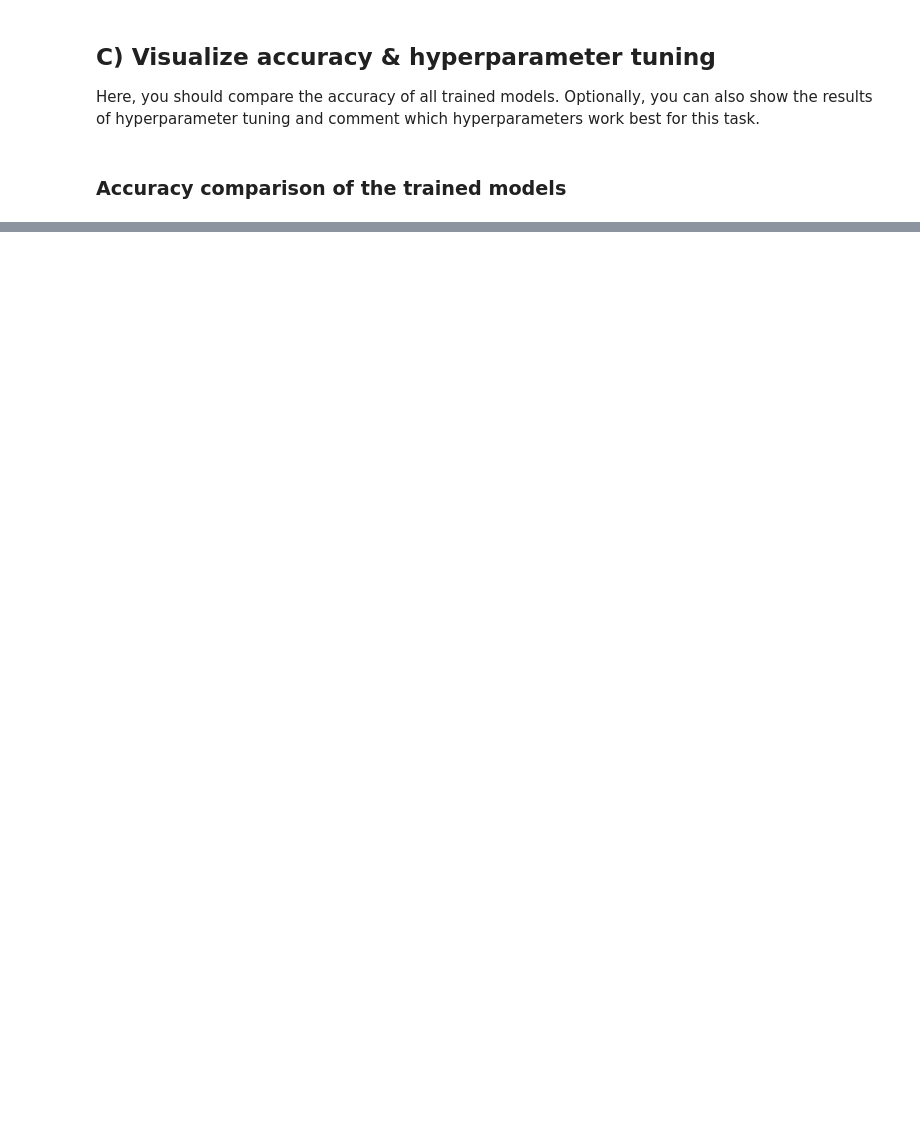
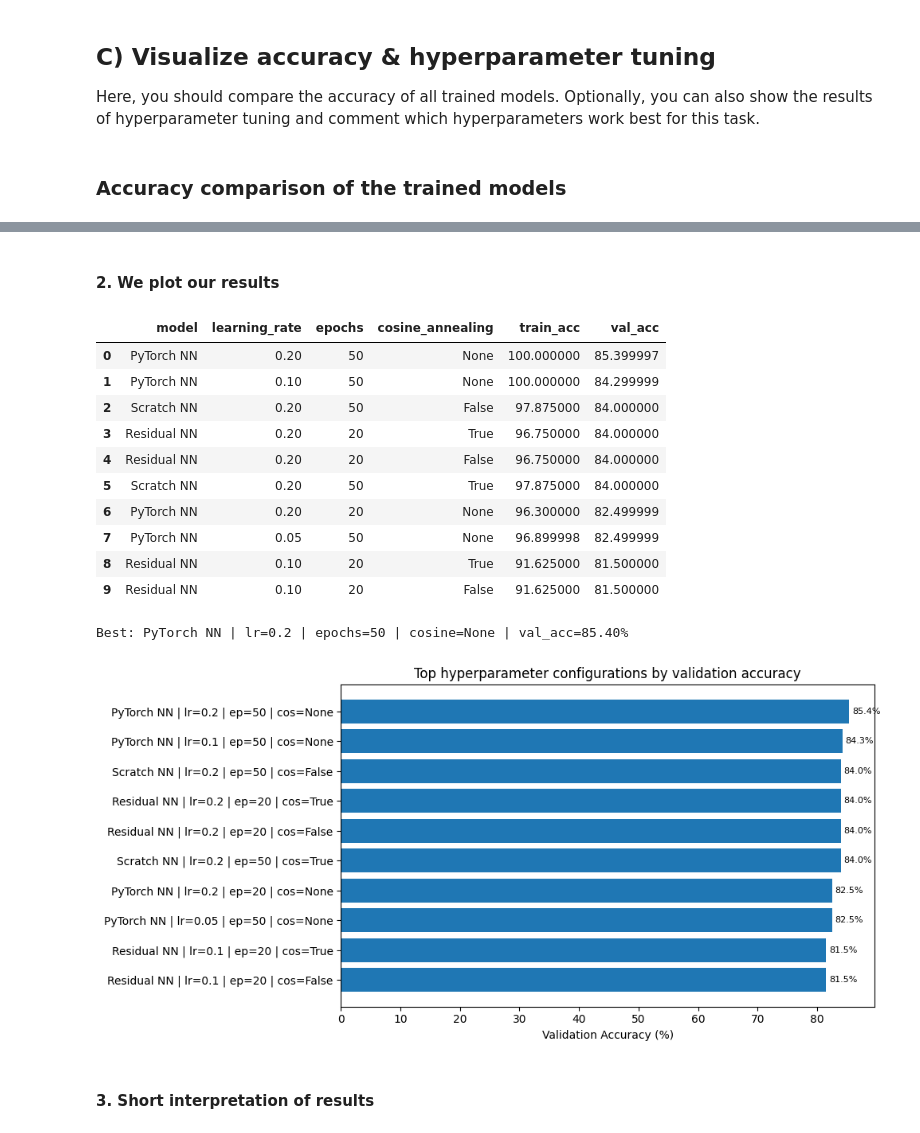
Before and after one commit to hertie-data-science-lab/assignment-1-ps-1-a, a Jupyter notebook: MNIST_classification.ipynb, the cells around one changed output, grey strips where cells are left out. Cells and saved outputs as stored; diff of their text form; code cells hidden in the pictures; blank space fills up the shorter version.

```diff
--- a/MNIST_classification.ipynb
+++ b/MNIST_classification.ipynb
@@ -370,0 +310,47 @@ Best: PyTorch NN | lr=0.2 | epochs=50 | cosine=None | val_acc=85.40%
+# %% [markdown]
+#### 2. We plot our results
+# %%
+# Summarizing our results in df
+df = pd.DataFrame(results).sort_values('val_acc', ascending=False).reset_index(drop=True)
+display(df.head(10))
+
+
+# Print our best model
+best = df.iloc[0]
+print(f"Best: {best['model']} | lr={best['learning_rate']} | epochs={best['epochs']} "
+      f"| cosine={best['cosine_annealing']} | val_acc={best['val_acc']:.2f}%")
+
+
+# Plotting the best 10 models
+top_n = min(10, len(df))
+top = df.head(top_n)
+fig, ax = plt.subplots(figsize=(10, 5))
+ax.barh(range(top_n), top['val_acc'], color=['#1f77b4'])
+ax.set_yticks(range(top_n))
+ax.set_yticklabels([
+    f"{r['model']} | lr={r['learning_rate']} | ep={int(r['epochs'])} | cos={r['cosine_annealing']}"
+    for _, r in top.iterrows()
+])
+ax.invert_yaxis()
+ax.set_xlabel('Validation Accuracy (%)')
+ax.set_title('Top hyperparameter configurations by validation accuracy')
+for i, v in enumerate(top['val_acc']):
+    ax.text(v + 0.5, i, f"{v:.1f}%", va='center', fontsize=8)
+plt.tight_layout()
+plt.show()
+# %% [output]
+|  | model | learning_rate | epochs | cosine_annealing | train_acc | val_acc |
+| 0 | PyTorch NN | 0.20 | 50 | None | 100.000000 | 85.399997 |
+| 1 | PyTorch NN | 0.10 | 50 | None | 100.000000 | 84.299999 |
+| 2 | Scratch NN | 0.20 | 50 | False | 97.875000 | 84.000000 |
+| 3 | Residual NN | 0.20 | 20 | True | 96.750000 | 84.000000 |
+| 4 | Residual NN | 0.20 | 20 | False | 96.750000 | 84.000000 |
+| 5 | Scratch NN | 0.20 | 50 | True | 97.875000 | 84.000000 |
+| 6 | PyTorch NN | 0.20 | 20 | None | 96.300000 | 82.499999 |
+| 7 | PyTorch NN | 0.05 | 50 | None | 96.899998 | 82.499999 |
+| 8 | Residual NN | 0.10 | 20 | True | 91.625000 | 81.500000 |
+| 9 | Residual NN | 0.10 | 20 | False | 91.625000 | 81.500000 |
+Best: PyTorch NN | lr=0.2 | epochs=50 | cosine=None | val_acc=85.40%
+[figure, added]
+# %% [markdown]
+#### 3. Short interpretation of results
```
Also changed, not shown: parts of 12 cells of this notebook, 4 other files.
